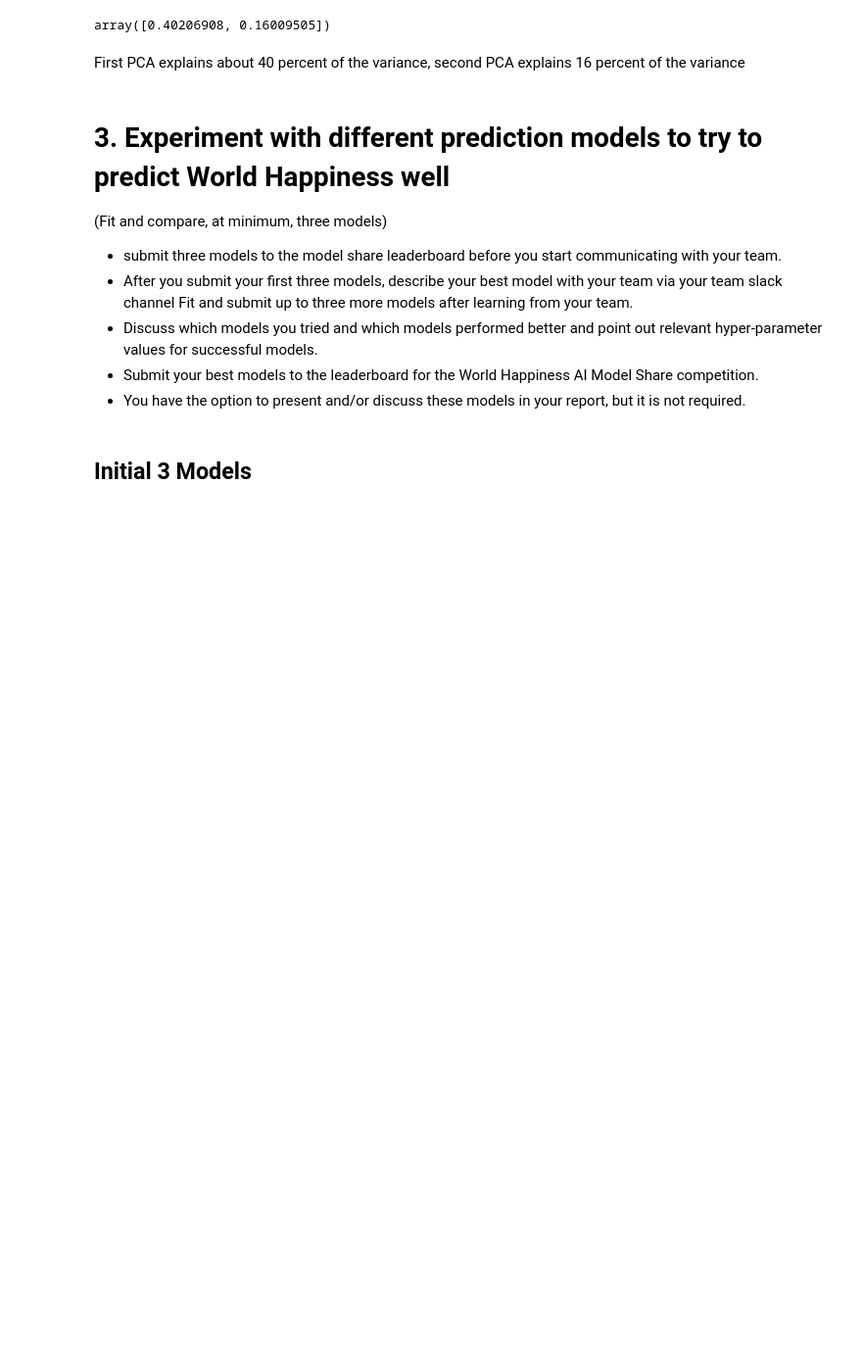
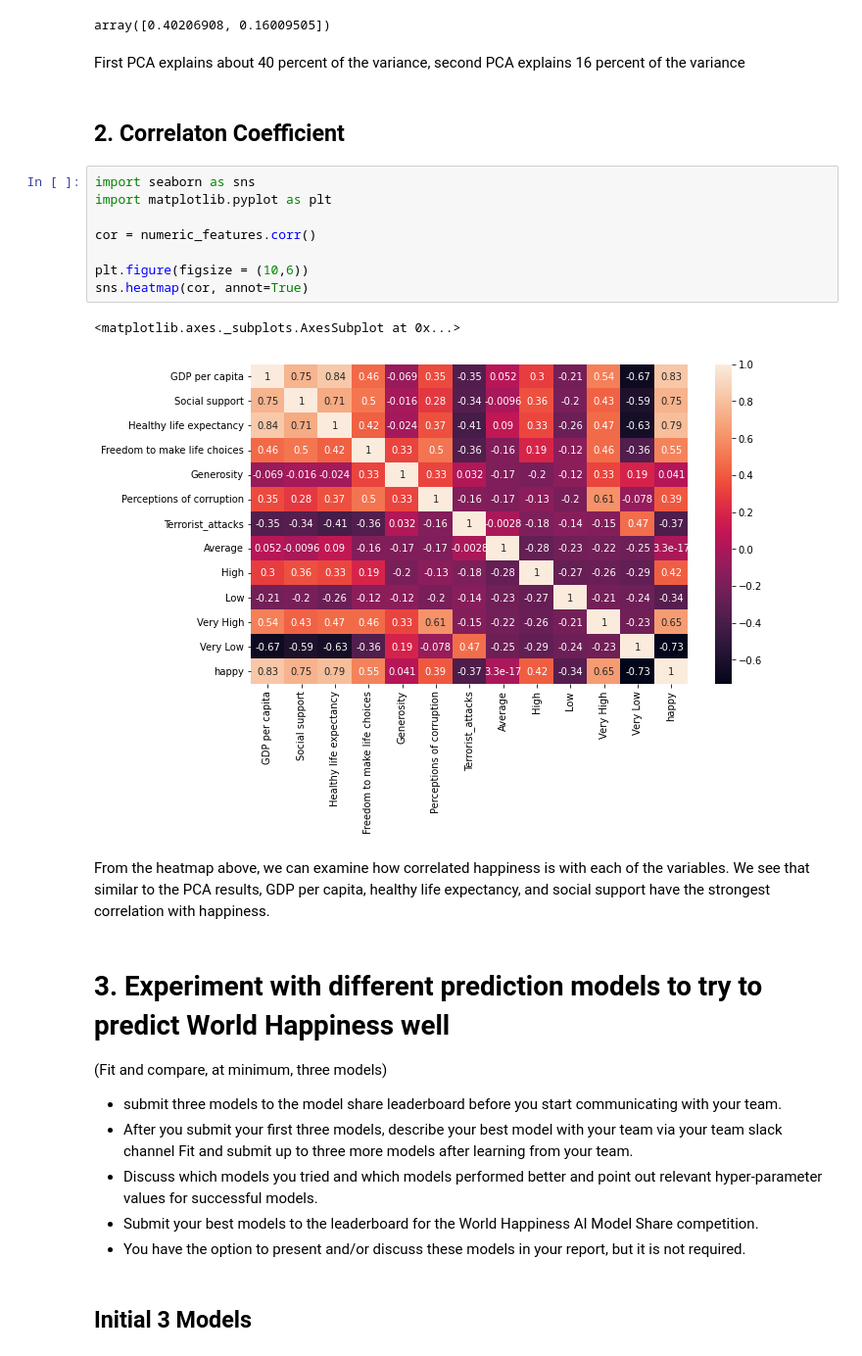
Before and after one commit to chenac232/advML, a Jupyter notebook: Assignment1_ACC.ipynb, the cells around one changed output. Shown at 98% size. Saved outputs shown, nothing was run; the diff lists cells and outputs as text; blank space fills up the shorter version.

```diff
--- a/Assignment1_ACC.ipynb
+++ b/Assignment1_ACC.ipynb
@@ -211,6 +213,21 @@ pca.explained_variance_ratio_
 array([0.40206908, 0.16009505])
 # %% [markdown]
 First PCA explains about 40 percent of the variance, second PCA explains 16 percent of the variance
+# %% [markdown]
+## 2. Correlaton Coefficient
+# %%
+import seaborn as sns
+import matplotlib.pyplot as plt
+
+cor = numeric_features.corr()
+
+plt.figure(figsize = (10,6))
+sns.heatmap(cor, annot=True)
+# %% [output]
+<matplotlib.axes._subplots.AxesSubplot at 0x...>
+[figure, added]
+# %% [markdown]
+From the heatmap above, we can examine how correlated happiness is with each of the variables. We see that similar to the PCA results, GDP per capita, healthy life expectancy, and social support have the strongest correlation with happiness.
 # %% [markdown]
 # 3. Experiment with different prediction models to try to predict World Happiness well
 (Fit and compare, at minimum, three models)
```
Also changed, not shown: parts of 7 cells of this notebook.
